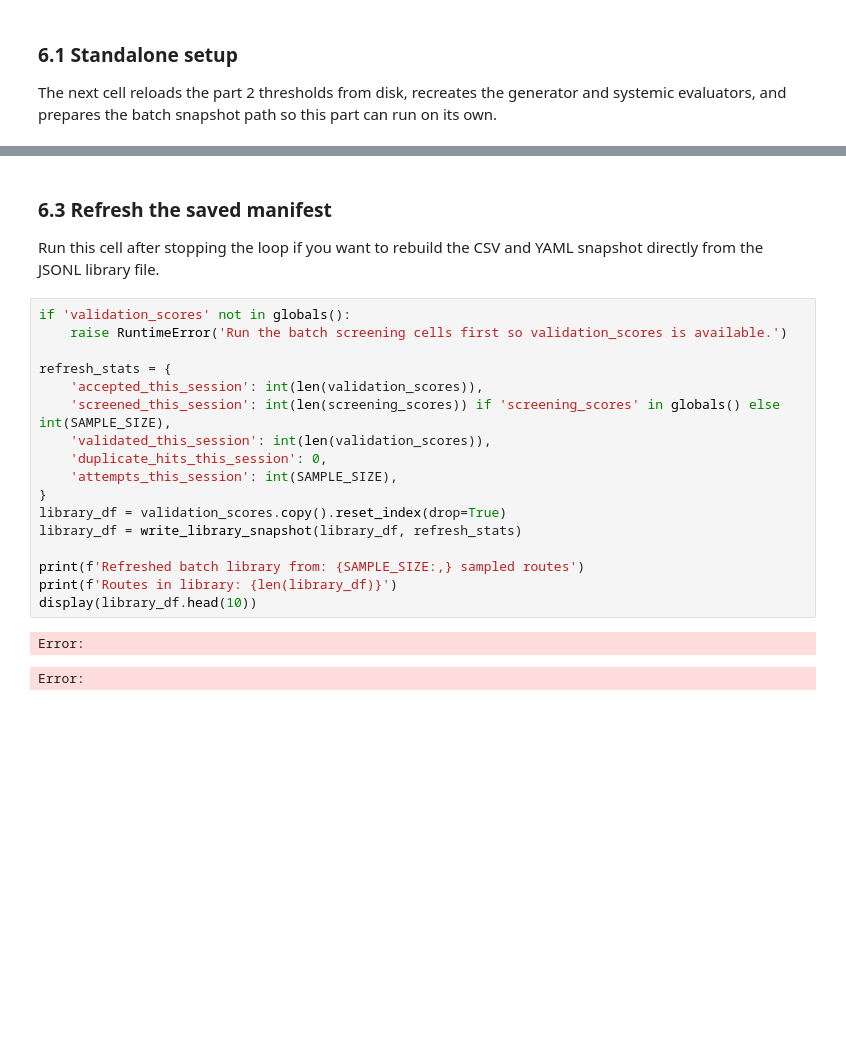
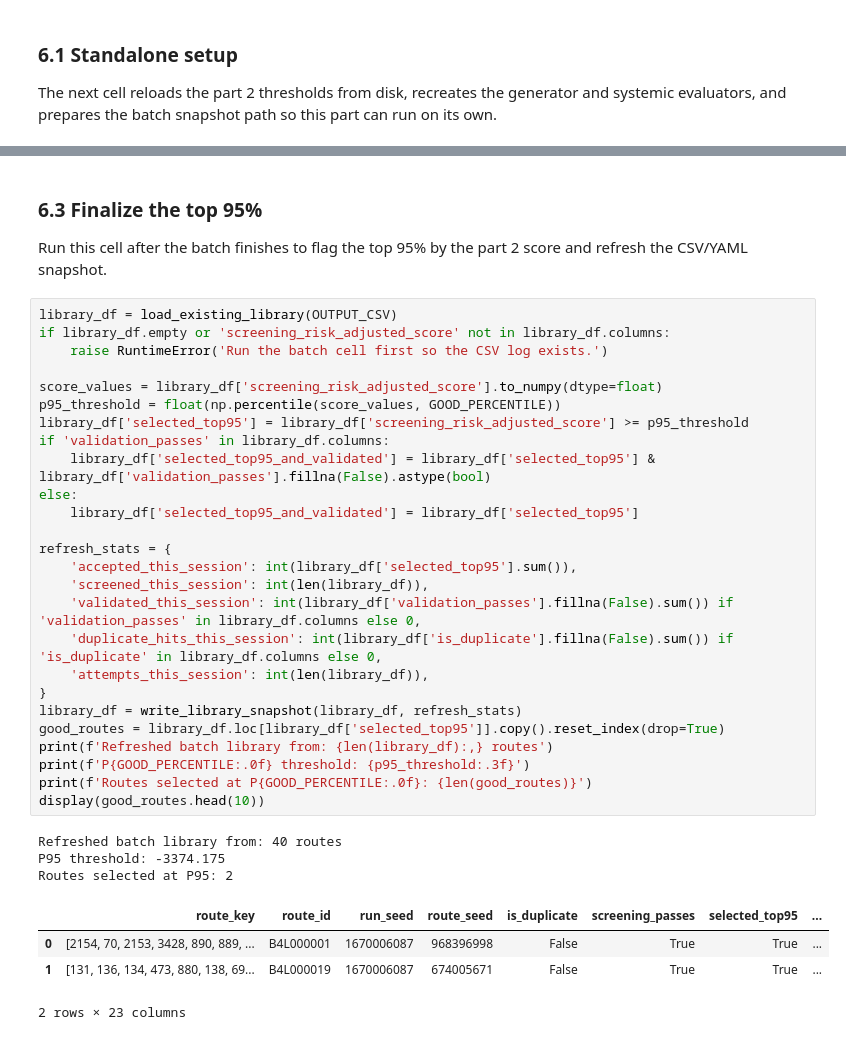
Before and after one commit to giosanchez0208/Thesis, a Jupyter notebook: notebooks/B4_jeepney_rl.ipynb, the cells around one changed output, grey strips where cells are left out. Drawn from its saved outputs; the diff is of its cells as text; blank space fills up the shorter version.

```diff
--- a/notebooks/B4_jeepney_rl.ipynb
+++ b/notebooks/B4_jeepney_rl.ipynb
@@ -958,25 +1036,39 @@ Accepted this session: 0
 # %% [markdown]
-### 6.3 Refresh the saved manifest
-Run this cell after stopping the loop if you want to rebuild the CSV and YAML snapshot directly from the JSONL library file.
+### 6.3 Finalize the top 95%
+Run this cell after the batch finishes to flag the top 95% by the part 2 score and refresh the CSV/YAML snapshot.
 # %%
-if 'validation_scores' not in globals():
-    raise RuntimeError('Run the batch screening cells first so validation_scores is available.')
+library_df = load_existing_library(OUTPUT_CSV)
+if library_df.empty or 'screening_risk_adjusted_score' not in library_df.columns:
+    raise RuntimeError('Run the batch cell first so the CSV log exists.')
+
+score_values = library_df['screening_risk_adjusted_score'].to_numpy(dtype=float)
+p95_threshold = float(np.percentile(score_values, GOOD_PERCENTILE))
+library_df['selected_top95'] = library_df['screening_risk_adjusted_score'] >= p95_threshold
+if 'validation_passes' in library_df.columns:
+    library_df['selected_top95_and_validated'] = library_df['selected_top95'] & library_df['validation_passes'].fillna(False).astype(bool)
+else:
+    library_df['selected_top95_and_validated'] = library_df['selected_top95']
 
 refresh_stats = {
-    'accepted_this_session': int(len(validation_scores)),
-    'screened_this_session': int(len(screening_scores)) if 'screening_scores' in globals() else int(SAMPLE_SIZE),
-    'validated_this_session': int(len(validation_scores)),
-    'duplicate_hits_this_session': 0,
-    'attempts_this_session': int(SAMPLE_SIZE),
+    'accepted_this_session': int(library_df['selected_top95'].sum()),
+    'screened_this_session': int(len(library_df)),
+    'validated_this_session': int(library_df['validation_passes'].fillna(False).sum()) if 'validation_passes' in library_df.columns else 0,
+    'duplicate_hits_this_session': int(library_df['is_duplicate'].fillna(False).sum()) if 'is_duplicate' in library_df.columns else 0,
+    'attempts_this_session': int(len(library_df)),
 }
-library_df = validation_scores.copy().reset_index(drop=True)
 library_df = write_library_snapshot(library_df, refresh_stats)
-
-print(f'Refreshed batch library from: {SAMPLE_SIZE:,} sampled routes')
-print(f'Routes in library: {len(library_df)}')
-display(library_df.head(10))
+good_routes = library_df.loc[library_df['selected_top95']].copy().reset_index(drop=True)
+print(f'Refreshed batch library from: {len(library_df):,} routes')
+print(f'P{GOOD_PERCENTILE:.0f} threshold: {p95_threshold:.3f}')
+print(f'Routes selected at P{GOOD_PERCENTILE:.0f}: {len(good_routes)}')
+display(good_routes.head(10))
 # %% [output]
-Error:
+Refreshed batch library from: 40 routes
+P95 threshold: -3374.175
+Routes selected at P95: 2
+|  | route_key | route_id | run_seed | route_seed | is_duplicate | screening_passes | selected_top95 | ... |
+| 0 | [2154, 70, 2153, 3428, 890, 889, ... | B4L000001 | 1670006087 | 968396998 | False | True | True | ... |
+| 1 | [131, 136, 134, 473, 880, 138, 69... | B4L000019 | 1670006087 | 674005671 | False | True | True | ... |
-Error:
+2 rows × 23 columns
 # %% [markdown]
 ### 6.4 Inspect the current library
```
Also changed, not shown: parts of 25 cells of this notebook, 10 other files.
